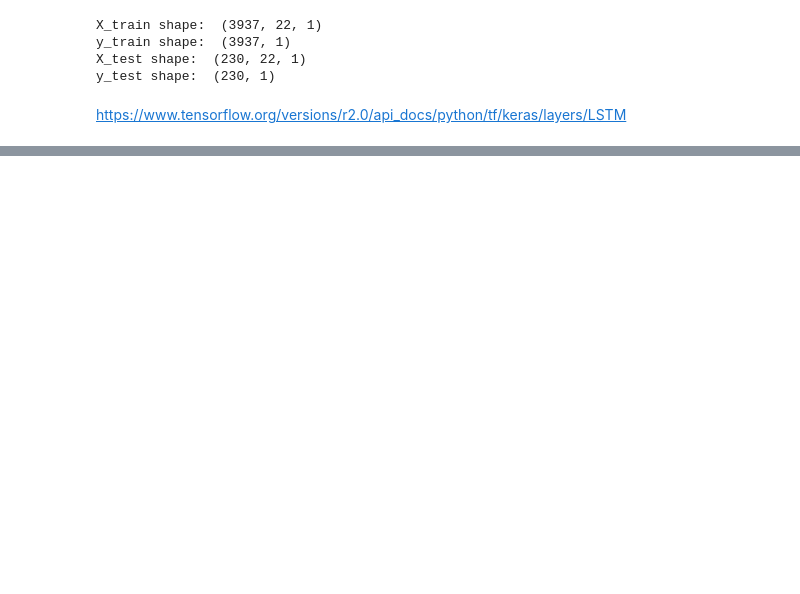
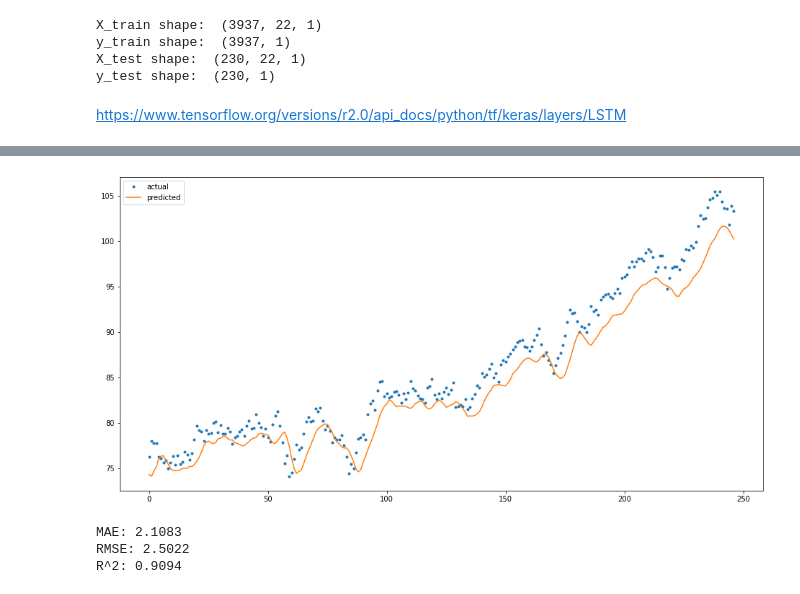
Before and after one commit to jingyunw/Capstone_Project, a Jupyter notebook: LSTM.ipynb, the cells around one changed output, grey strips where cells are left out. Drawn from its saved outputs; the diff is of its cells as text; code cells hidden in the pictures; blank space fills up the shorter version.

Commit message:
timestep=1, unit=200

```diff
--- a/LSTM.ipynb
+++ b/LSTM.ipynb
@@ -283,0 +230,32 @@ compare_df.plot(figsize=(15,9))
+# %%
+def unit_model(train_set, test_set, time_step, unit):
+  X_train, y_train = train_test_split(train_set, timestep=time_step)
+  X_test, y_test = train_test_split(test_set, timestep=time_step)
+
+  model = Sequential()
+  model.add(LSTM(units=unit, return_sequences=True, input_shape=(X_train.shape[1:])))
+  model.add(LSTM(unit))
+  model.add(Dense(units=1))
+
+  model.compile(optimizer='adam', loss='mean_squared_error')
+
+  model.fit(X_train, y_train, batch_size=1, epochs=1)
+
+  y_train_pred = model.predict(X_train)
+  y_test_pred = model.predict(X_test)
+
+  y_train_inv = scaler.inverse_transform(y_train_pred)
+  y_test_inv = scaler.inverse_transform(y_test_pred)
+
+  y_true = scaler.inverse_transform(y_test)
+
+  plt.figure(figsize=(16,8))
+  plt.plot(y_true, '.')
+  plt.plot(y_test_inv)
+  plt.legend(['actual', 'predicted'])
+  plt.show()
+
+  return ut.evaluate(y_true, y_test_inv)
+# %%
+unit_model(train_scale, test_scale, time_step=5, unit=50)
+# %% [output]
@@ -283,0 +263,4 @@ compare_df.plot(figsize=(15,9))
+[figure, added]
+MAE: 2.1083
+RMSE: 2.5022
+R^2: 0.9094
```
Also changed, not shown: parts of 41 cells of this notebook, 1 other file.
